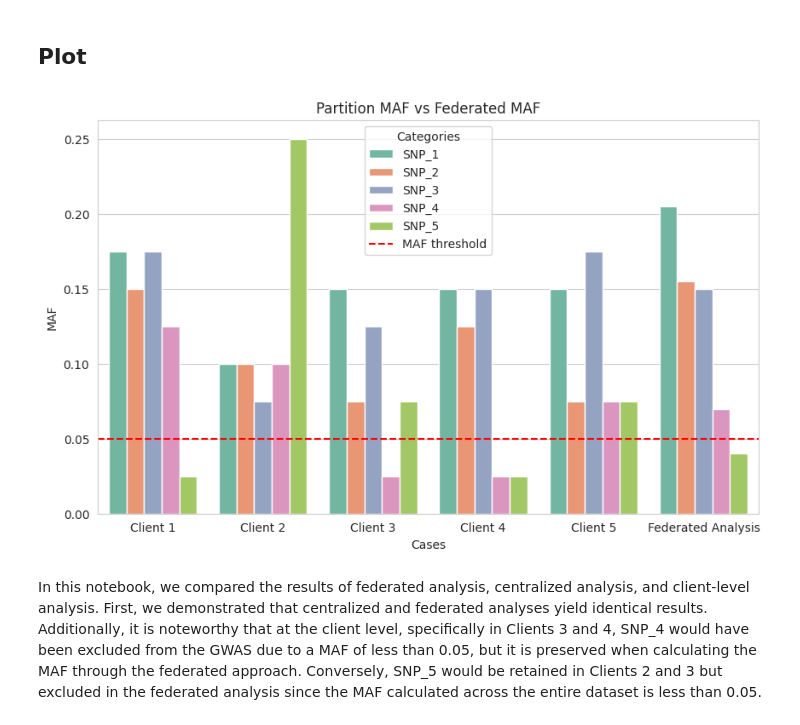
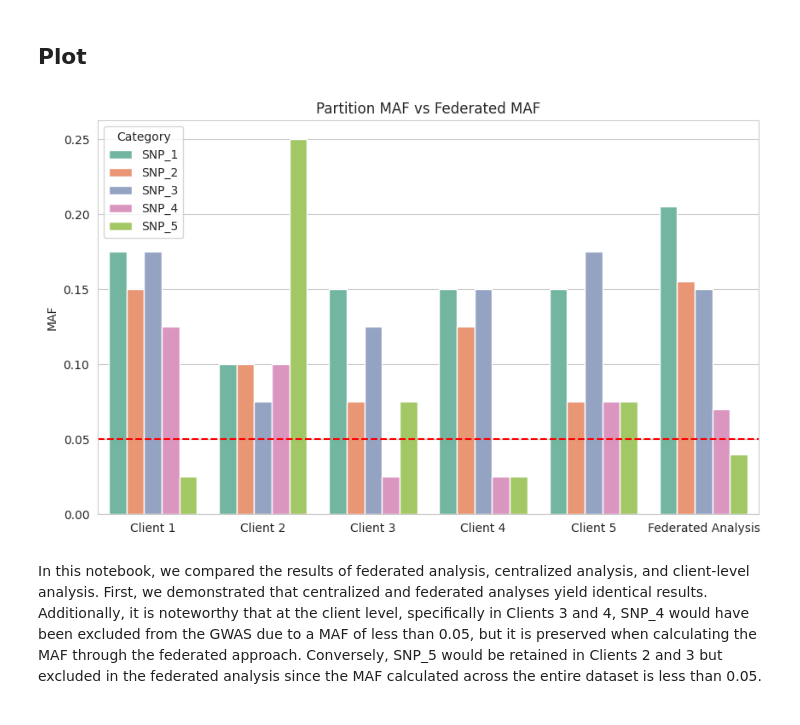
Before and after one commit to IDSIA/FL-Bioinformatics, a Jupyter notebook: MinorAllele/Comparison.ipynb, the cells around one changed output. Saved outputs shown, nothing was run; the diff lists cells and outputs as text; code cells hidden in the pictures.

```diff
--- a/MinorAllele/Comparison.ipynb
+++ b/MinorAllele/Comparison.ipynb
@@ -119,31 +119,30 @@ values =np.vstack([values,federated_maf.MAF.values])
 # %%
 # Set Seaborn style
 sns.set_style("whitegrid")
 
 # Reshape data to long format
 data = []
 for i, case in enumerate(cases):
     for j, cat in enumerate(categories):
         data.append([case, cat, values[i, j]])
 
 df = pd.DataFrame(data, columns=['Case', 'Category', 'Value'])
 
 # Plot
 plt.figure(figsize=(10, 6))
 sns.barplot(x='Case', y='Value', hue='Category', data=df, errorbar=None,palette="Set2")
 
 # Add horizontal threshold line
 plt.axhline(0.05, linestyle='--', color='red', label='MAF threshold')
 
 # Formatting
-plt.xlabel('Cases')
 plt.ylabel('MAF')
 plt.title('Partition MAF vs Federated MAF')
-plt.legend(title='Categories')
+plt.xlabel('')
 
 # Show plot
 plt.show()
 # %% [output]
-[figure, old version]
+[figure, new version]
 # %% [markdown]
 In this notebook, we compared the results of federated analysis, centralized analysis, and client-level analysis. First, we demonstrated that centralized and federated analyses yield identical results. Additionally, it is noteworthy that at the client level, specifically in Clients 3 and 4, SNP_4 would have been excluded from the GWAS due to a MAF of less than 0.05, but it is preserved when calculating the MAF through the federated approach. Conversely, SNP_5 would be retained in Clients 2 and 3 but excluded in the federated analysis since the MAF calculated across the entire dataset is less than 0.05.
```
